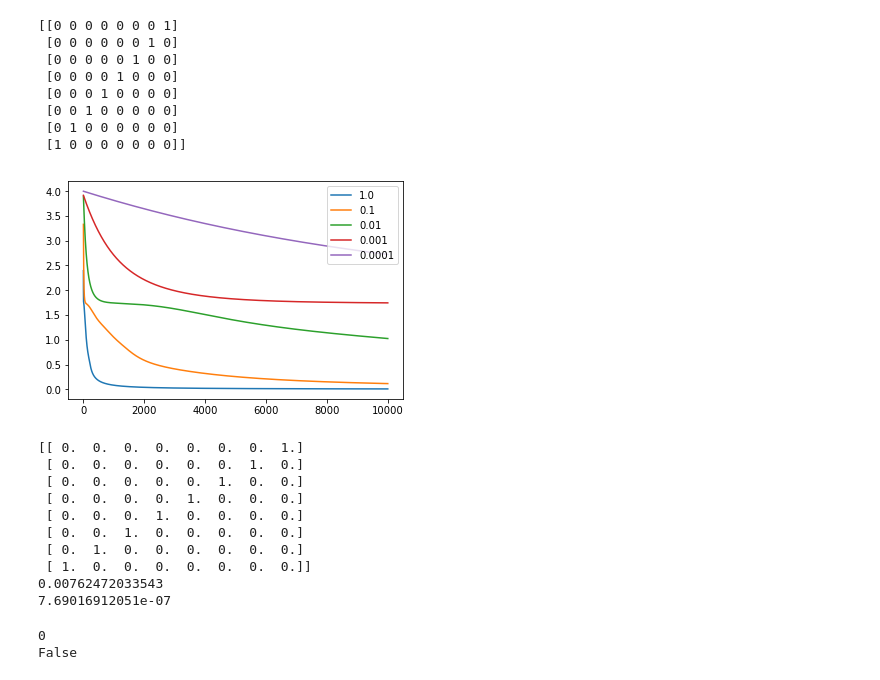
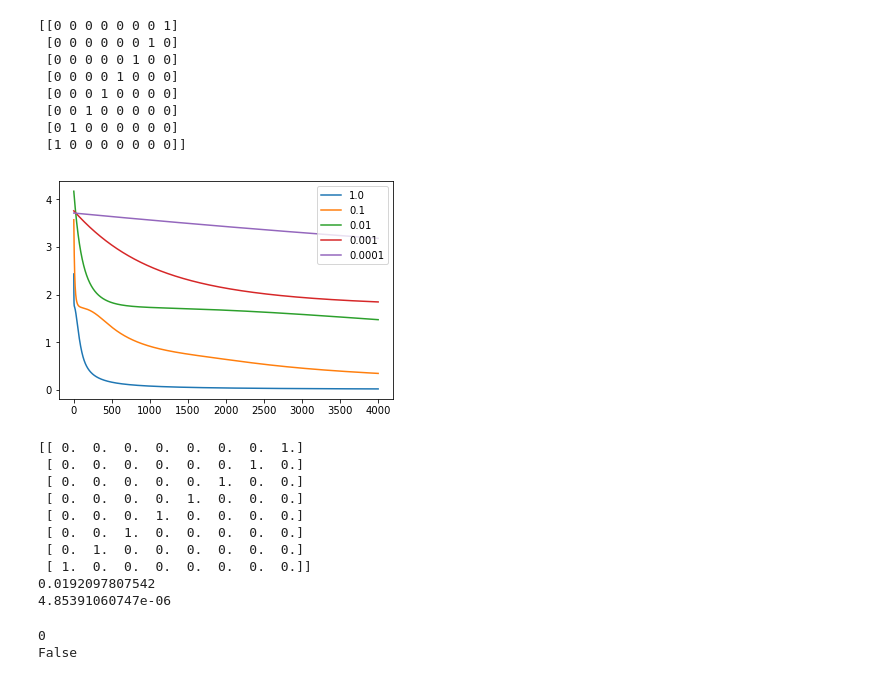
Before and after one commit to greyson9/final_project, a Jupyter notebook: Algorithms Final Project.ipynb, the cells around one changed output. Cells and saved outputs as stored; diff of their text form; code cells hidden in the pictures.

```diff
--- a/Algorithms Final Project.ipynb
+++ b/Algorithms Final Project.ipynb
@@ -110,36 +110,36 @@ print(binary_input)
 layer_sizes = [n, 3, n]
 # learning_rate = 0.01
 reg_rate = 0.0
-num_epochs = 10000
+num_epochs = 4000
 num_batches = 2
 rates = [1.0, 0.1, 0.01, 0.001, 0.0001]
 rates_around1 = [10.0, 8.0, 6.0, 4.0, 2.0, 1.0, 0.5, 0.1]
 for learning_rate in rates:
     weights, biases, sse = train_network(
         num_epochs, binary_input.T, binary_input.T, learning_rate, reg_rate, layer_sizes, num_batches)
     sse_lists.append(sse)
     weights_list.append(weights)
     biases_list.append(biases)
 plt.close()
 plt.figure()
 for weights, biases, sse, rate in zip(weights_list, biases_list, sse_lists, rates):
     plt.plot(range(num_epochs), sse, label=str(rate))
 plt.legend()
 plt.show()
 plt.close()
 print(np.round(feed_forward(weights_list[0], biases_list[0], binary_input.T).T, 1))
 print(sse_lists[0][-1])
 print(sse_lists[0][-2] - sse_lists[0][-1])
 # %% [output]
 [[0 0 0 0 0 0 0 1]
  [0 0 0 0 0 0 1 0]
  [0 0 0 0 0 1 0 0]
  [0 0 0 0 1 0 0 0]
  [0 0 0 1 0 0 0 0]
  [0 0 1 0 0 0 0 0]
  [0 1 0 0 0 0 0 0]
  [1 0 0 0 0 0 0 0]]
-[figure, old version]
+[figure, new version]
 [[ 0.  0.  0.  0.  0.  0.  0.  1.]
  [ 0.  0.  0.  0.  0.  0.  1.  0.]
  [ 0.  0.  0.  0.  0.  1.  0.  0.]
@@ -148,8 +148,8 @@ print(sse_lists[0][-2] - sse_lists[0][-1])
  [ 0.  0.  1.  0.  0.  0.  0.  0.]
  [ 0.  1.  0.  0.  0.  0.  0.  0.]
  [ 1.  0.  0.  0.  0.  0.  0.  0.]]
-0.00762472033543
-7.69016912051e-07
+0.0192097807542
+4.85391060747e-06
 # %%
 DNA_TO_BIN = {'a':'111', 't':'100', 'c':'010', 'g':'001'}
 BIN_TO_DNA = {'111':'a', '100':'t', '010':'c', '001':'g'}
```
Also changed, not shown: parts of 6 cells of this notebook, 11 other files.
